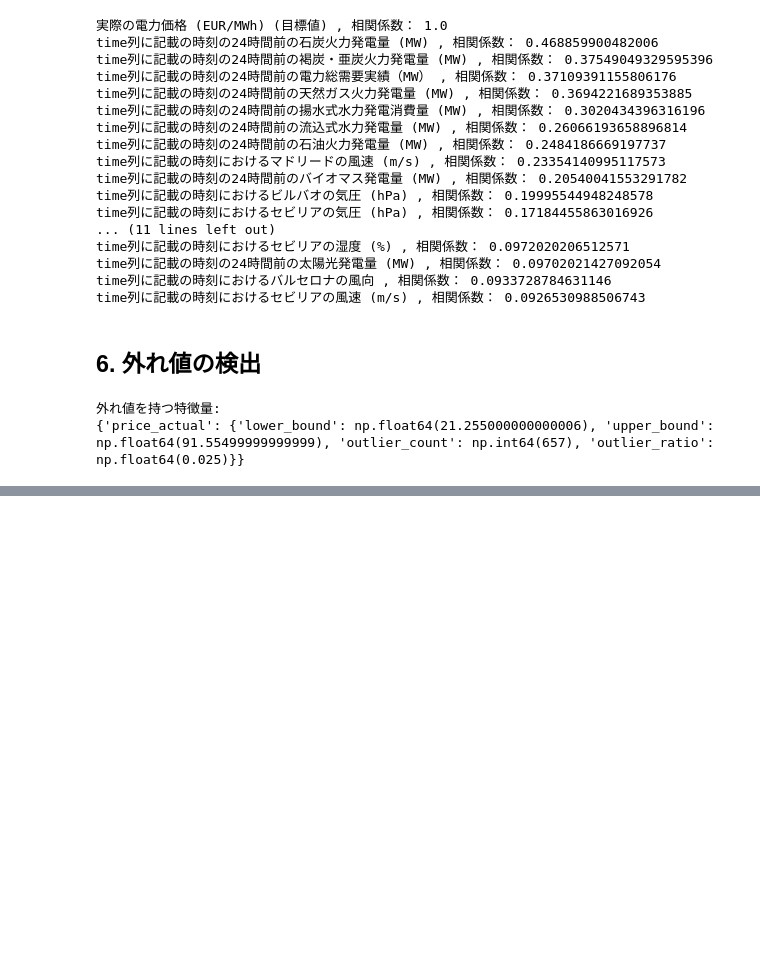
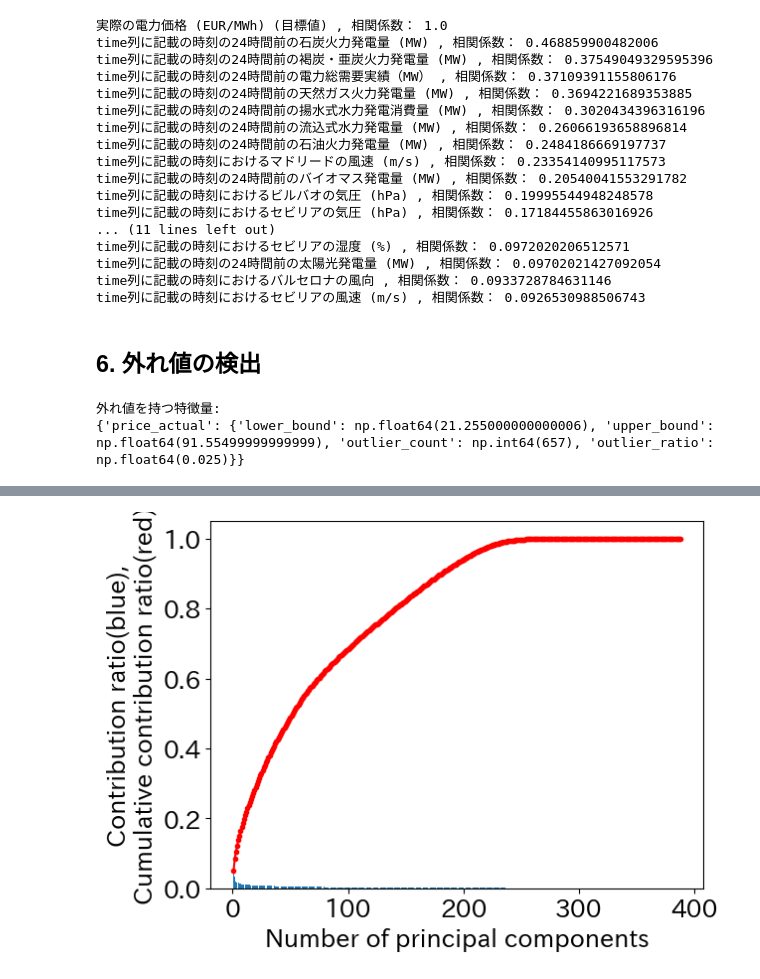
Before and after one commit to yukibefree/notebook, a Jupyter notebook: signate_smbc_202506/notebooks/01_exploratory_data_analysis.ipynb, the cells around one changed output, grey strips where cells are left out. Cells and saved outputs as stored; diff of their text form; code cells hidden in the pictures; blank space fills up the shorter version.

Commit message:
ノートブック「01_exploratory_data_analysis.ipynb」において、データ読み込み関数のインポート方法を変更し、AdversarialValidatorクラスを追加。欠損値チェック関数の戻り値を修正。新たにデータ型の確認や欠損値補完の分析を追加。

```diff
--- a/signate_smbc_202506/notebooks/01_exploratory_data_analysis.ipynb
+++ b/signate_smbc_202506/notebooks/01_exploratory_data_analysis.ipynb
@@ -336,0 +414,25 @@ print(outliers)
+# %%
+# 標準化
+from sklearn.preprocessing import StandardScaler
+
+# 訓練用とテスト用に分割する前に結合してダミー変数化
+all_data = pd.concat([train_df.drop(columns=[target_col]), test_df], axis=0)
+all_data = one_hot_encoder(all_data)
+
+# 再度訓練用とテスト用に分割
+train_processed = all_data.iloc[:len(train_df)]
+test_processed = all_data.iloc[len(train_df):]
+
+# ここで標準化
+scaler = StandardScaler()
+scaler.fit(train_processed) # 訓練データでfit
+train_scaled = pd.DataFrame(scaler.transform(train_processed), columns=train_processed.columns, index=train_processed.index)
+test_scaled = pd.DataFrame(scaler.transform(test_processed), columns=test_processed.columns, index=test_processed.index)
+# %%
+# PCA分析してみる
+from sklearn.decomposition import PCA #主成分分析器
+
+# 主成分分析の実行
+pca = PCA()
+
+pca.fit(train_scaled)
@@ -336,0 +481,19 @@ print(outliers)
+# %%
+# 寄与率を算出
+contribution_ratios = pd.DataFrame(pca.explained_variance_ratio_)
+
+# 累積寄与率を算出（.cusum()で累積和を計算 .sum()では総和しか得られない）
+cumulative_contribution_ratios = contribution_ratios.cumsum()
+
+cont_cumcont_ratios = pd.concat([contribution_ratios, cumulative_contribution_ratios], axis=1).T
+cont_cumcont_ratios.index = ['contribution_ratio', 'cumulative_contribution_ratio']  # 行の名前を変更
+# 寄与率を棒グラフで、累積寄与率を線で入れたプロット図を重ねて描画
+x_axis = range(1, contribution_ratios.shape[0] + 1)  # 1 から成分数までの整数が x 軸の値
+plt.rcParams['font.size'] = 18
+plt.bar(x_axis, contribution_ratios.iloc[:, 0], align='center')  # 寄与率の棒グラフ
+plt.plot(x_axis, cumulative_contribution_ratios.iloc[:, 0], 'r.-')  # 累積寄与率の線を入れたプロット図
+plt.xlabel('Number of principal components')  # 横軸の名前
+plt.ylabel('Contribution ratio(blue),\nCumulative contribution ratio(red)')  # 縦軸の名前。\n で改行しています
+plt.show()
+# %% [output]
+[figure, added]
```
Also changed, not shown: parts of 17 cells of this notebook, 2 other files.
